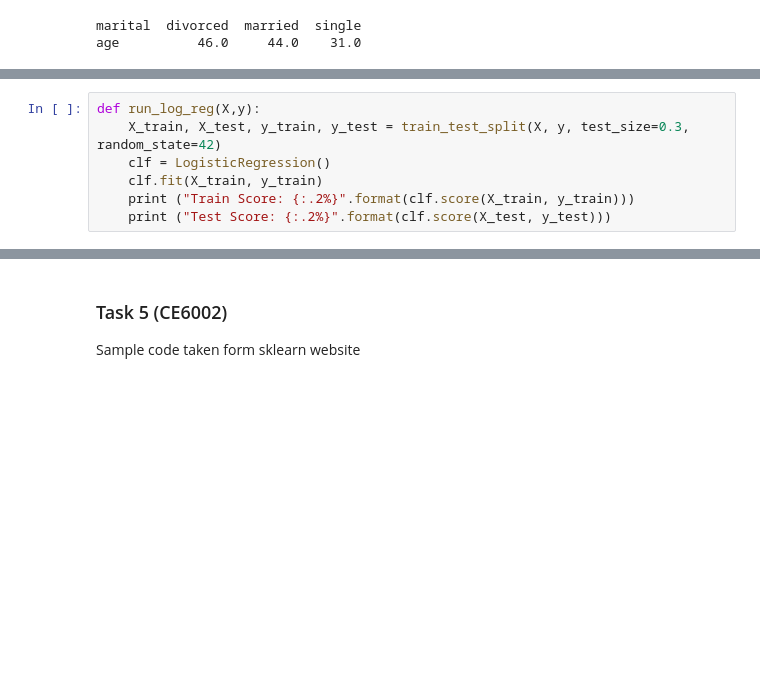
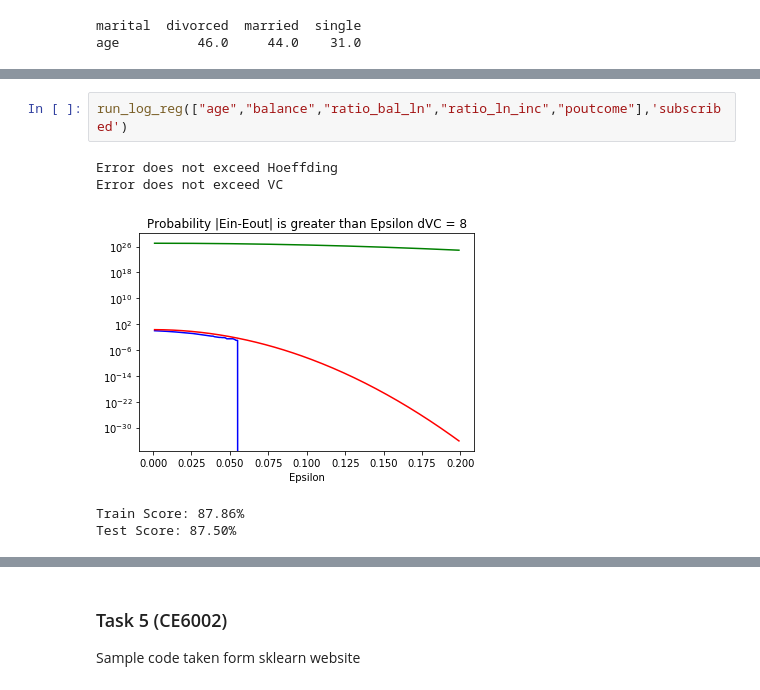
Before and after one commit to vipulpopat/MSCAI_Sem1_Etivity2, a Jupyter notebook: Etivity2_18200117.ipynb, the cells around one changed output, grey strips where cells are left out. Cells and saved outputs as stored; diff of their text form; blank space fills up the shorter version.

```diff
--- a/Etivity2_18200117.ipynb
+++ b/Etivity2_18200117.ipynb
@@ -101,8 +239 @@ df['balance_log'] = np.log(np.abs(df['balance']+.00001))
 As data not fully prepared only working on subset currently
-# %%
-def run_log_reg(X,y):
-    X_train, X_test, y_train, y_test = train_test_split(X, y, test_size=0.3, random_state=42)
-    clf = LogisticRegression()
-    clf.fit(X_train, y_train)
-    print ("Train Score: {:.2%}".format(clf.score(X_train, y_train)))
-    print ("Test Score: {:.2%}".format(clf.score(X_test, y_test)))
@@ -135,0 +292,8 @@ Test Score: 81.17%
+# %%
+run_log_reg(["age","balance","ratio_bal_ln","ratio_ln_inc","poutcome"],'subscribed')
+# %% [output]
+Error does not exceed Hoeffding
+Error does not exceed VC
+[figure, added]
+Train Score: 87.86%
+Test Score: 87.50%
```
Also changed, not shown: parts of 27 cells of this notebook.
